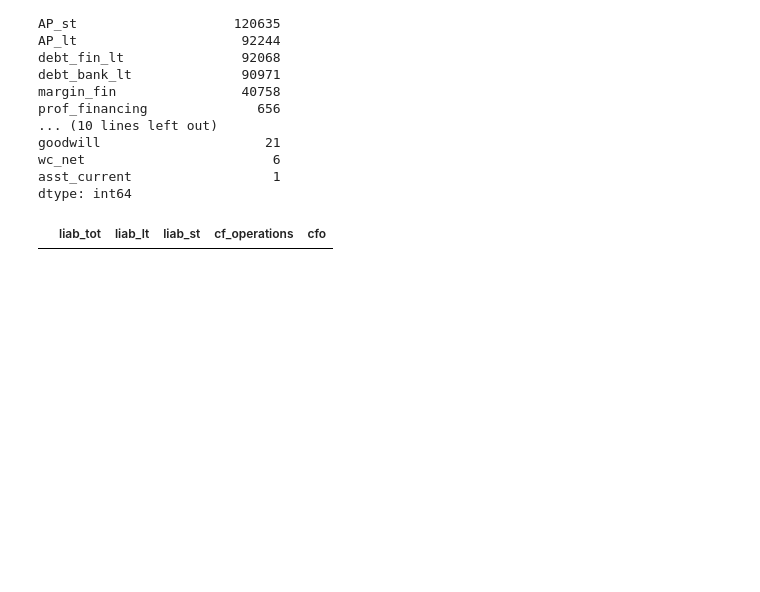
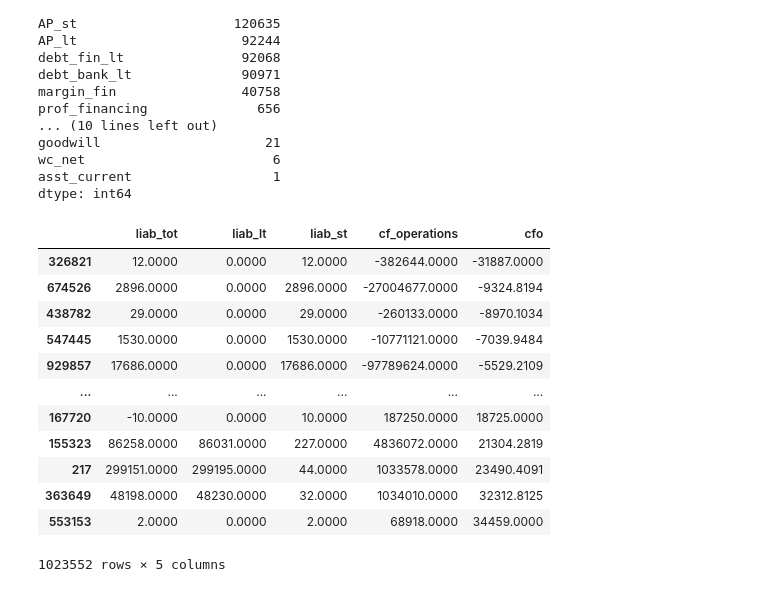
Before and after one commit to Juanroalvarado/ml-finance-credit-default, a Jupyter notebook: processing/Preproc-Function-Harness.ipynb, the cells around one changed output. Cells and saved outputs as stored; diff of their text form; code cells hidden in the pictures; blank space fills up the shorter version.

```diff
--- a/processing/Preproc-Function-Harness.ipynb
+++ b/processing/Preproc-Function-Harness.ipynb
@@ -414,6 +414,8 @@ def pre_process(df, historical_df=None, custom_bins = None, new=True, preproc_pa
 
     #do cfo
     df['liab_st'] = df['liab_tot'] - df['liab_lt']
+    #set to positive, can't have negative liabs...
+    df['liab_st'] = df['liab_st'].abs()
     df['cfo'] = df.apply(lambda row: 100 if row['liab_st'] == 0 else row['cf_operations'] / row['liab_st'], axis=1)
     df, preproc_params = make_quantiles(df, field='cfo', num_quantiles=quantiles, new=new, preproc_params=preproc_params)
 
@@ -735,6 +737,18 @@ dtype: int64
 # test_processed.to_csv('test_processed_data_for_2012.csv', index=False)
 # train_processed.to_csv('train_processed_data_for_2012.csv', index=False)
 # %%
-all_processed[all_processed['cfo'].isna()][['liab_tot','liab_lt','liab_st','cf_operations','cfo']]
+all_processed[['liab_tot','liab_lt','liab_st','cf_operations','cfo']].sort_values('cfo', ascending = True)
 # %% [output]
 |  | liab_tot | liab_lt | liab_st | cf_operations | cfo |
+| 326821 | 12.0000 | 0.0000 | 12.0000 | -382644.0000 | -31887.0000 |
+| 674526 | 2896.0000 | 0.0000 | 2896.0000 | -27004677.0000 | -9324.8194 |
+| 438782 | 29.0000 | 0.0000 | 29.0000 | -260133.0000 | -8970.1034 |
+| 547445 | 1530.0000 | 0.0000 | 1530.0000 | -10771121.0000 | -7039.9484 |
+| 929857 | 17686.0000 | 0.0000 | 17686.0000 | -97789624.0000 | -5529.2109 |
+| ... | ... | ... | ... | ... | ... |
+| 167720 | -10.0000 | 0.0000 | 10.0000 | 187250.0000 | 18725.0000 |
+| 155323 | 86258.0000 | 86031.0000 | 227.0000 | 4836072.0000 | 21304.2819 |
+| 217 | 299151.0000 | 299195.0000 | 44.0000 | 1033578.0000 | 23490.4091 |
+| 363649 | 48198.0000 | 48230.0000 | 32.0000 | 1034010.0000 | 32312.8125 |
+| 553153 | 2.0000 | 0.0000 | 2.0000 | 68918.0000 | 34459.0000 |
+1023552 rows × 5 columns
```
Also changed, not shown: parts of 2 cells of this notebook.
